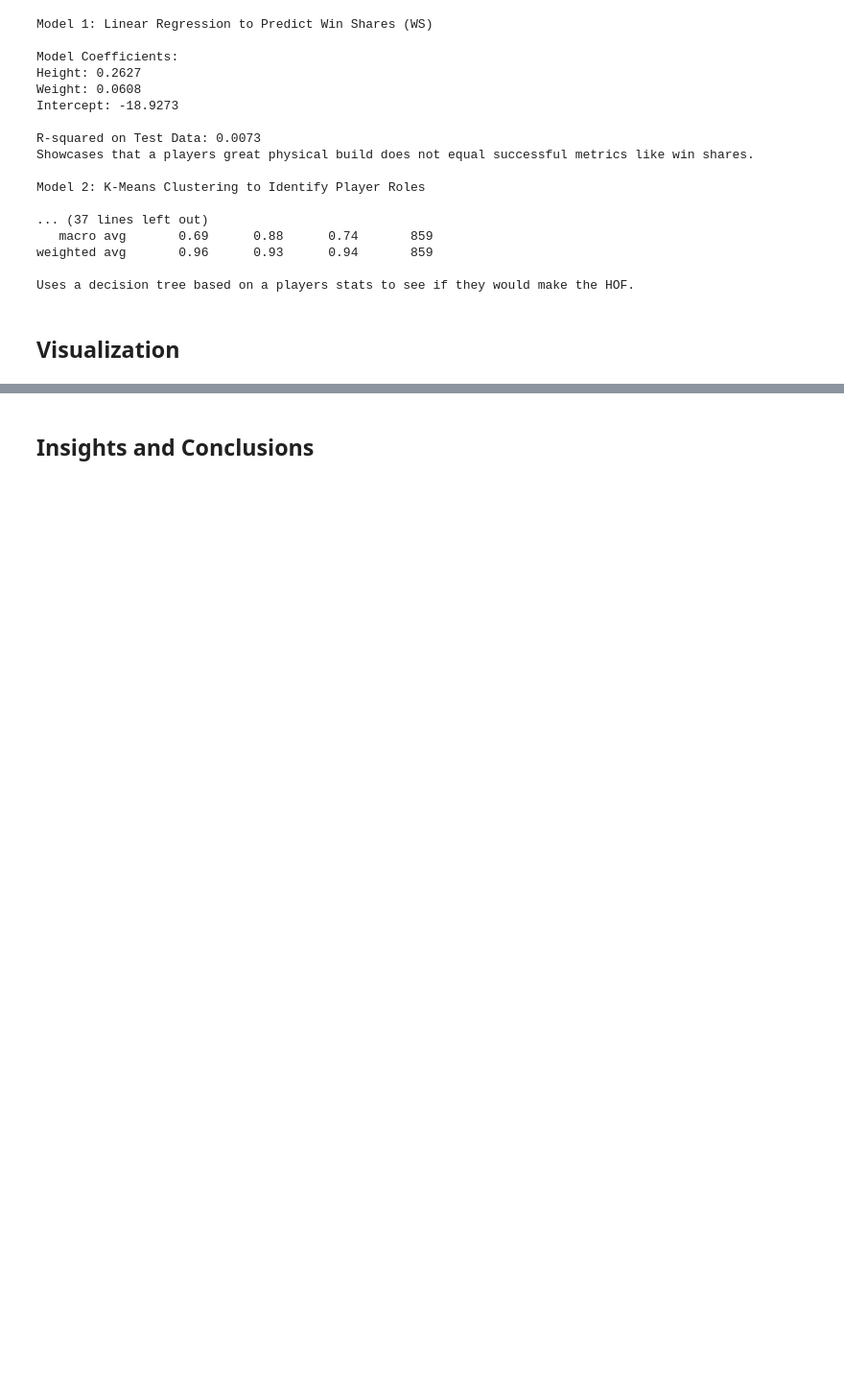
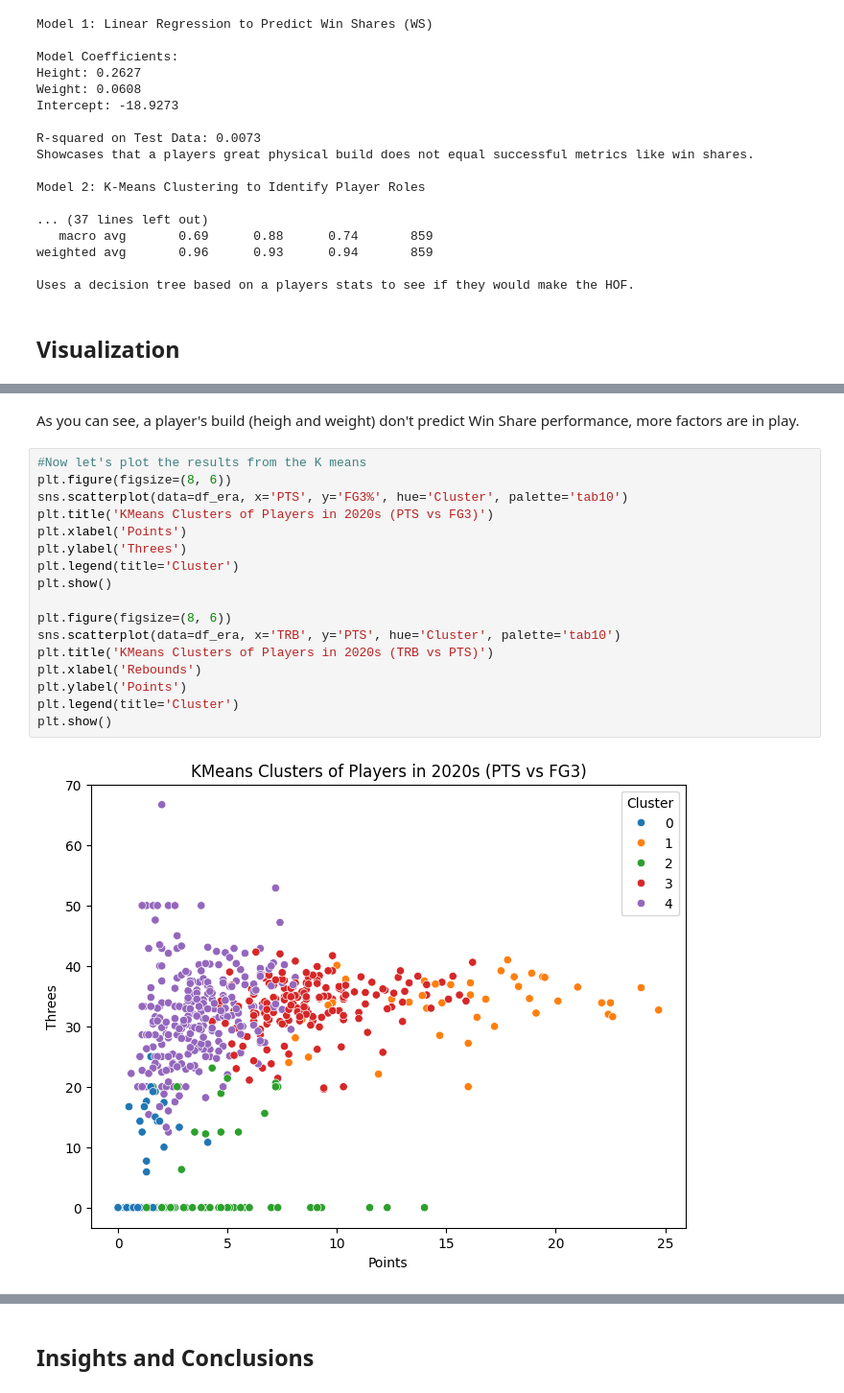
Before and after one commit to hullana/320-Final-Project, a Jupyter notebook: finalProject.ipynb, the cells around one changed output, grey strips where cells are left out. Shown: that part at 96% size. Drawn from its saved outputs; the diff is of its cells as text; blank space fills up the shorter version.

```diff
--- a/finalProject.ipynb
+++ b/finalProject.ipynb
@@ -345,0 +430,21 @@ Uses a decision tree based on a players stats to see if they would make the HOF.
+# %% [markdown]
+As you can see, a player's build (heigh and weight) don't predict Win Share performance, more factors are in play.
+# %%
+#Now let's plot the results from the K means
+plt.figure(figsize=(8, 6))
+sns.scatterplot(data=df_era, x='PTS', y='FG3%', hue='Cluster', palette='tab10')
+plt.title('KMeans Clusters of Players in 2020s (PTS vs FG3)')
+plt.xlabel('Points')
+plt.ylabel('Threes')
+plt.legend(title='Cluster')
+plt.show()
+
+plt.figure(figsize=(8, 6))
+sns.scatterplot(data=df_era, x='TRB', y='PTS', hue='Cluster', palette='tab10')
+plt.title('KMeans Clusters of Players in 2020s (TRB vs PTS)')
+plt.xlabel('Rebounds')
+plt.ylabel('Points')
+plt.legend(title='Cluster')
+plt.show()
+# %% [output]
+[figure, added]
```
Also changed, not shown: parts of 18 cells of this notebook, 9 other files.
